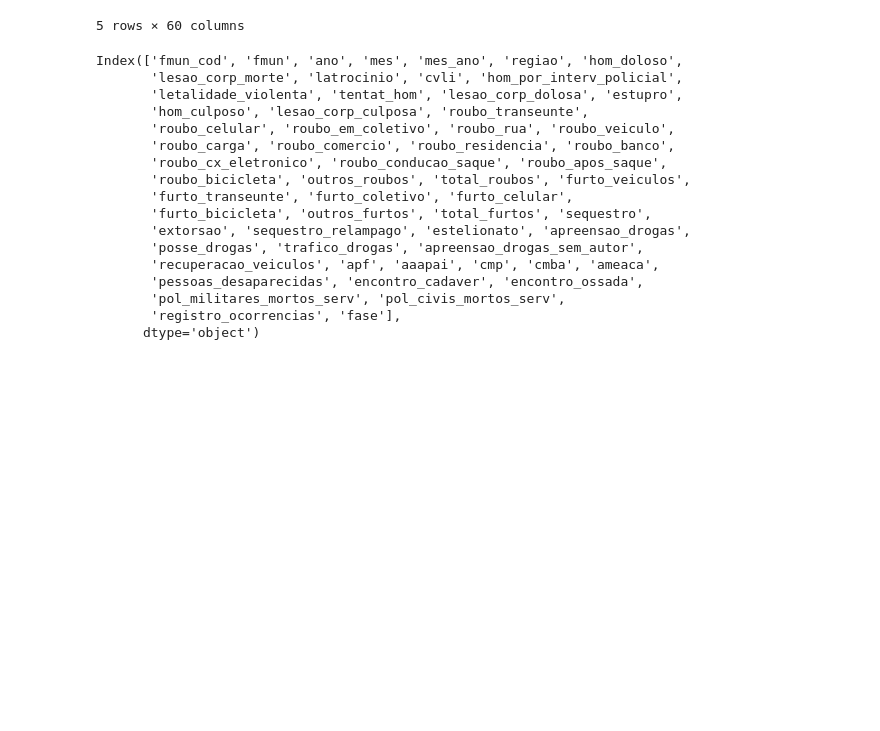
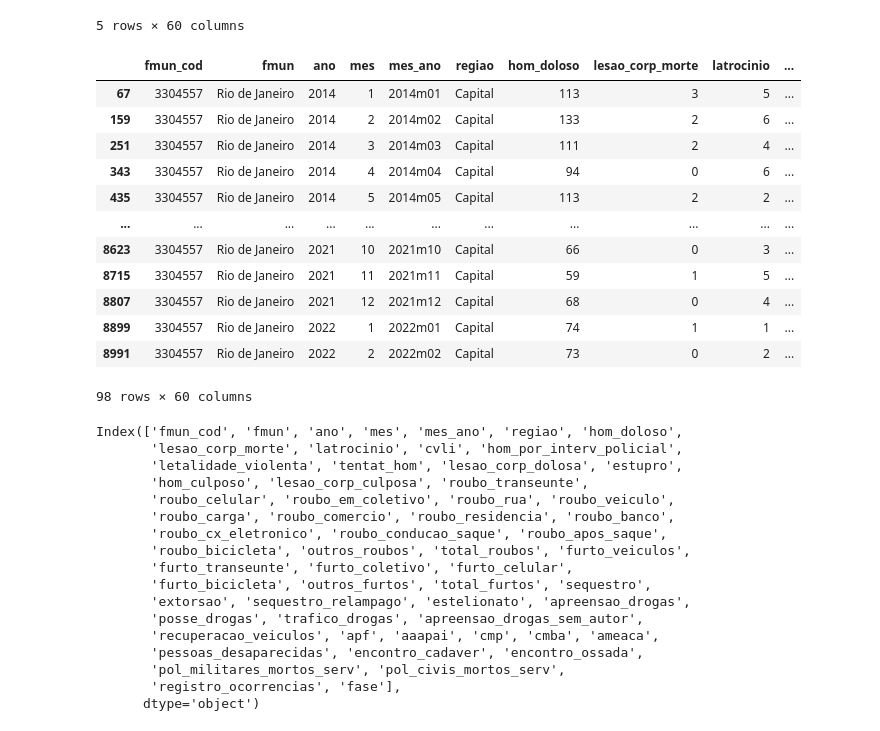
Before and after one commit to Prog-LucasAlves/Analise_Exploratoria_Dados, a Jupyter notebook: AED_01_Seguraca_Publica/seguranca_publica.ipynb, the cells around one changed output. Saved outputs shown, nothing was run; the diff lists cells and outputs as text; code cells hidden in the pictures; blank space fills up the shorter version.

```diff
--- a/AED_01_Seguraca_Publica/seguranca_publica.ipynb
+++ b/AED_01_Seguraca_Publica/seguranca_publica.ipynb
@@ -40,6 +39,23 @@ df.head()
 | 3 | 3300225 | Areal | 2014 | 1 | 2014m01 | Interior | 0 | 0 | 0 | ... |
 | 4 | 3300233 | Armação dos Búzios | 2014 | 1 | 2014m01 | Interior | 2 | 0 | 0 | ... |
 5 rows × 60 columns
+# %%
+df_pet = df.query('fmun == "Rio de Janeiro"')
+df_pet
+# %% [output]
+|  | fmun_cod | fmun | ano | mes | mes_ano | regiao | hom_doloso | lesao_corp_morte | latrocinio | ... |
+| 67 | 3304557 | Rio de Janeiro | 2014 | 1 | 2014m01 | Capital | 113 | 3 | 5 | ... |
+| 159 | 3304557 | Rio de Janeiro | 2014 | 2 | 2014m02 | Capital | 133 | 2 | 6 | ... |
+| 251 | 3304557 | Rio de Janeiro | 2014 | 3 | 2014m03 | Capital | 111 | 2 | 4 | ... |
+| 343 | 3304557 | Rio de Janeiro | 2014 | 4 | 2014m04 | Capital | 94 | 0 | 6 | ... |
+| 435 | 3304557 | Rio de Janeiro | 2014 | 5 | 2014m05 | Capital | 113 | 2 | 2 | ... |
+| ... | ... | ... | ... | ... | ... | ... | ... | ... | ... | ... |
+| 8623 | 3304557 | Rio de Janeiro | 2021 | 10 | 2021m10 | Capital | 66 | 0 | 3 | ... |
+| 8715 | 3304557 | Rio de Janeiro | 2021 | 11 | 2021m11 | Capital | 59 | 1 | 5 | ... |
+| 8807 | 3304557 | Rio de Janeiro | 2021 | 12 | 2021m12 | Capital | 68 | 0 | 4 | ... |
+| 8899 | 3304557 | Rio de Janeiro | 2022 | 1 | 2022m01 | Capital | 74 | 1 | 1 | ... |
+| 8991 | 3304557 | Rio de Janeiro | 2022 | 2 | 2022m02 | Capital | 73 | 0 | 2 | ... |
+98 rows × 60 columns
 # %%
 # Verificando as colunas
 df.columns
```
Also changed, not shown: parts of 5 cells of this notebook.
